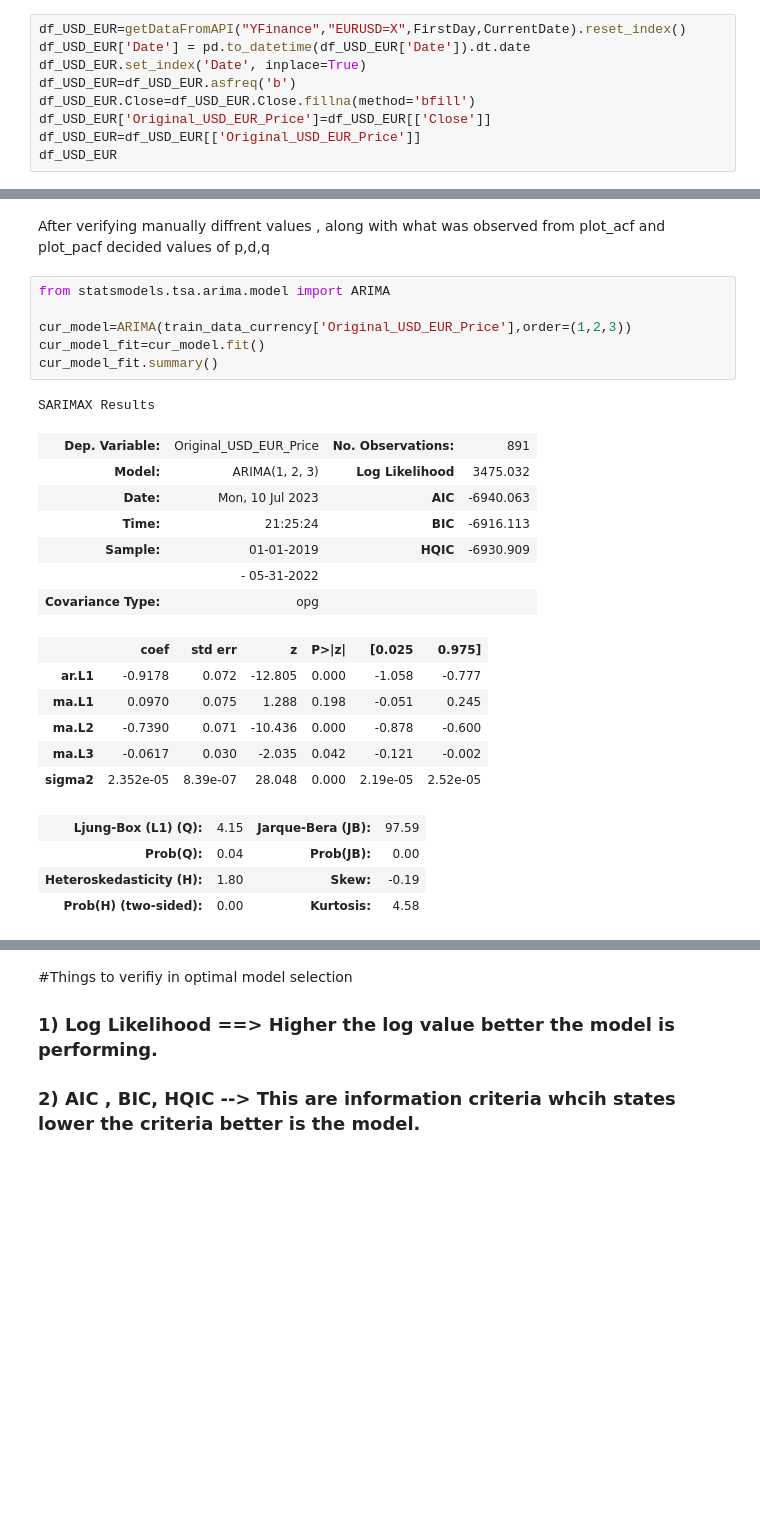
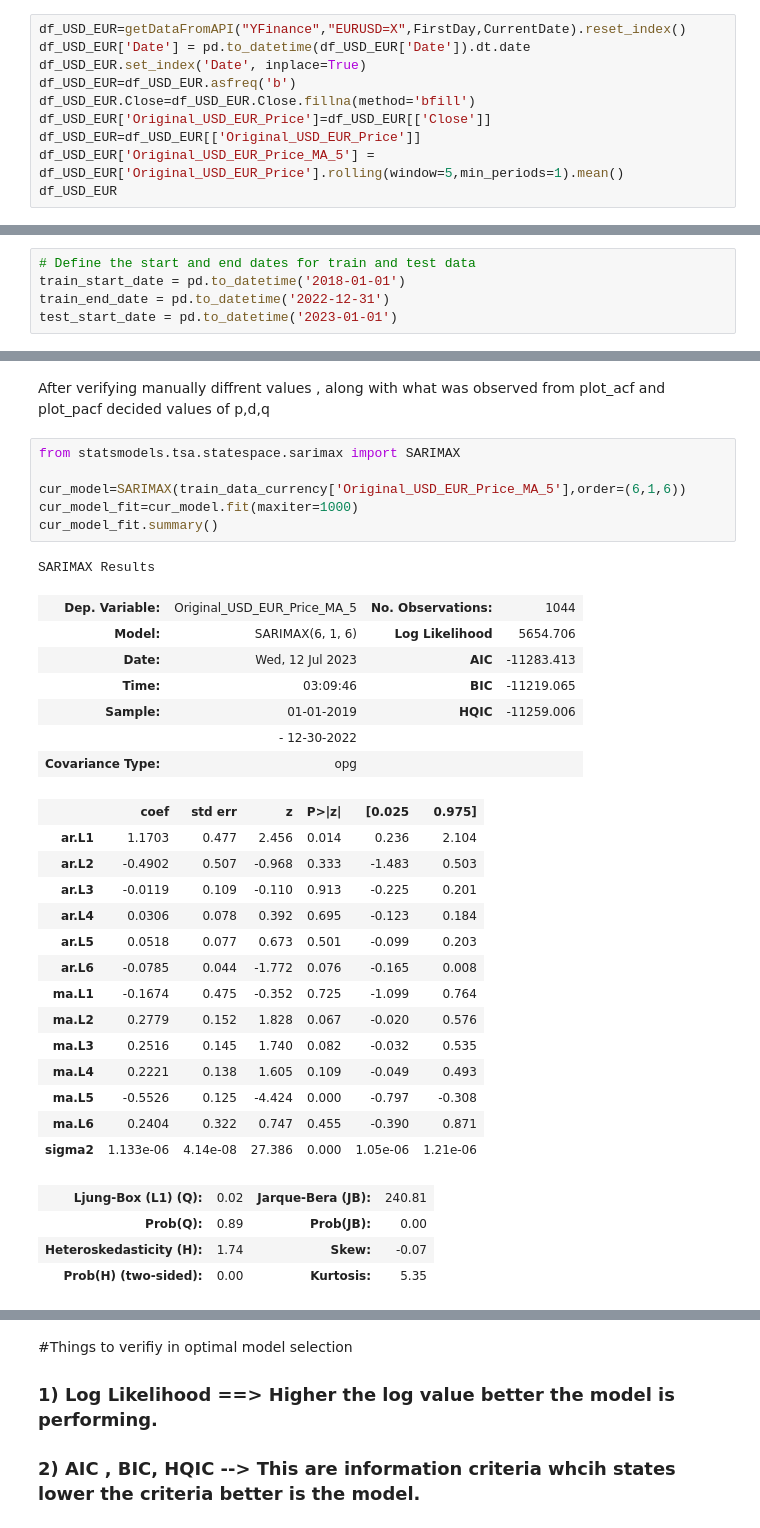
Before and after one commit to pravin-raut/MachineLearning, a Jupyter notebook: dissertation/Currency_Forecast_v2.ipynb, the cells around one changed output, grey strips where cells are left out. Cells and saved outputs as stored; diff of their text form; blank space fills up the shorter version.

```diff
--- a/dissertation/Currency_Forecast_v2.ipynb
+++ b/dissertation/Currency_Forecast_v2.ipynb
@@ -81,5 +76,6 @@ df_USD_EUR=df_USD_EUR.asfreq('b')
 df_USD_EUR.Close=df_USD_EUR.Close.fillna(method='bfill')
 df_USD_EUR['Original_USD_EUR_Price']=df_USD_EUR[['Close']]
 df_USD_EUR=df_USD_EUR[['Original_USD_EUR_Price']]
+df_USD_EUR['Original_USD_EUR_Price_MA_5'] = df_USD_EUR['Original_USD_EUR_Price'].rolling(window=5,min_periods=1).mean()
 df_USD_EUR
 # %% [output]
@@ -178,5 +163,10 @@ plot_pacf_values(df_USD_EUR['Original_USD_EUR_Price'].diff(2),10)
 # %% [markdown]
 # Defining Training and Testing timeline
+# %%
+# Define the start and end dates for train and test data
+train_start_date = pd.to_datetime('2018-01-01')
+train_end_date = pd.to_datetime('2022-12-31')
+test_start_date = pd.to_datetime('2023-01-01')
 # %%
 train_data_currency = df_USD_EUR[(df_USD_EUR.index >= train_start_date) & (df_USD_EUR.index <= train_end_date)]
 test_data_currency = df_USD_EUR[df_USD_EUR.index >= test_start_date]
@@ -246,29 +235,37 @@ warnings.filterwarnings("ignore")
 # %% [markdown]
 After verifying manually diffrent values , along with what was observed from plot_acf and plot_pacf decided values of p,d,q
 # %%
-from statsmodels.tsa.arima.model import ARIMA
+from statsmodels.tsa.statespace.sarimax import SARIMAX
 
-cur_model=ARIMA(train_data_currency['Original_USD_EUR_Price'],order=(1,2,3))
-cur_model_fit=cur_model.fit()
+cur_model=SARIMAX(train_data_currency['Original_USD_EUR_Price_MA_5'],order=(6,1,6))
+cur_model_fit=cur_model.fit(maxiter=1000)
 cur_model_fit.summary()
 # %% [output]
 SARIMAX Results
-| Dep. Variable: | Original_USD_EUR_Price | No. Observations: | 891 |
-| Model: | ARIMA(1, 2, 3) | Log Likelihood | 3475.032 |
-| Date: | Mon, 10 Jul 2023 | AIC | -6940.063 |
-| Time: | 21:25:24 | BIC | -6916.113 |
-| Sample: | 01-01-2019 | HQIC | -6930.909 |
-|  | - 05-31-2022 |  |  |
+| Dep. Variable: | Original_USD_EUR_Price_MA_5 | No. Observations: | 1044 |
+| Model: | SARIMAX(6, 1, 6) | Log Likelihood | 5654.706 |
+| Date: | Wed, 12 Jul 2023 | AIC | -11283.413 |
+| Time: | 03:09:46 | BIC | -11219.065 |
+| Sample: | 01-01-2019 | HQIC | -11259.006 |
+|  | - 12-30-2022 |  |  |
 | Covariance Type: | opg |  |  |
 |  | coef | std err | z | P>|z| | [0.025 | 0.975] |
-| ar.L1 | -0.9178 | 0.072 | -12.805 | 0.000 | -1.058 | -0.777 |
-| ma.L1 | 0.0970 | 0.075 | 1.288 | 0.198 | -0.051 | 0.245 |
-| ma.L2 | -0.7390 | 0.071 | -10.436 | 0.000 | -0.878 | -0.600 |
-| ma.L3 | -0.0617 | 0.030 | -2.035 | 0.042 | -0.121 | -0.002 |
-| sigma2 | 2.352e-05 | 8.39e-07 | 28.048 | 0.000 | 2.19e-05 | 2.52e-05 |
+| ar.L1 | 1.1703 | 0.477 | 2.456 | 0.014 | 0.236 | 2.104 |
+| ar.L2 | -0.4902 | 0.507 | -0.968 | 0.333 | -1.483 | 0.503 |
+| ar.L3 | -0.0119 | 0.109 | -0.110 | 0.913 | -0.225 | 0.201 |
+| ar.L4 | 0.0306 | 0.078 | 0.392 | 0.695 | -0.123 | 0.184 |
+| ar.L5 | 0.0518 | 0.077 | 0.673 | 0.501 | -0.099 | 0.203 |
+| ar.L6 | -0.0785 | 0.044 | -1.772 | 0.076 | -0.165 | 0.008 |
+| ma.L1 | -0.1674 | 0.475 | -0.352 | 0.725 | -1.099 | 0.764 |
+| ma.L2 | 0.2779 | 0.152 | 1.828 | 0.067 | -0.020 | 0.576 |
+| ma.L3 | 0.2516 | 0.145 | 1.740 | 0.082 | -0.032 | 0.535 |
+| ma.L4 | 0.2221 | 0.138 | 1.605 | 0.109 | -0.049 | 0.493 |
+| ma.L5 | -0.5526 | 0.125 | -4.424 | 0.000 | -0.797 | -0.308 |
+| ma.L6 | 0.2404 | 0.322 | 0.747 | 0.455 | -0.390 | 0.871 |
+| sigma2 | 1.133e-06 | 4.14e-08 | 27.386 | 0.000 | 1.05e-06 | 1.21e-06 |
-| Ljung-Box (L1) (Q): | 4.15 | Jarque-Bera (JB): | 97.59 |
-| Prob(Q): | 0.04 | Prob(JB): | 0.00 |
-| Heteroskedasticity (H): | 1.80 | Skew: | -0.19 |
-| Prob(H) (two-sided): | 0.00 | Kurtosis: | 4.58 |
+| Ljung-Box (L1) (Q): | 0.02 | Jarque-Bera (JB): | 240.81 |
+| Prob(Q): | 0.89 | Prob(JB): | 0.00 |
+| Heteroskedasticity (H): | 1.74 | Skew: | -0.07 |
+| Prob(H) (two-sided): | 0.00 | Kurtosis: | 5.35 |
 Warnings:
 [1] Covariance matrix calculated using the outer product of gradients (complex-step).
```
Also changed, not shown: parts of 30 cells of this notebook.
